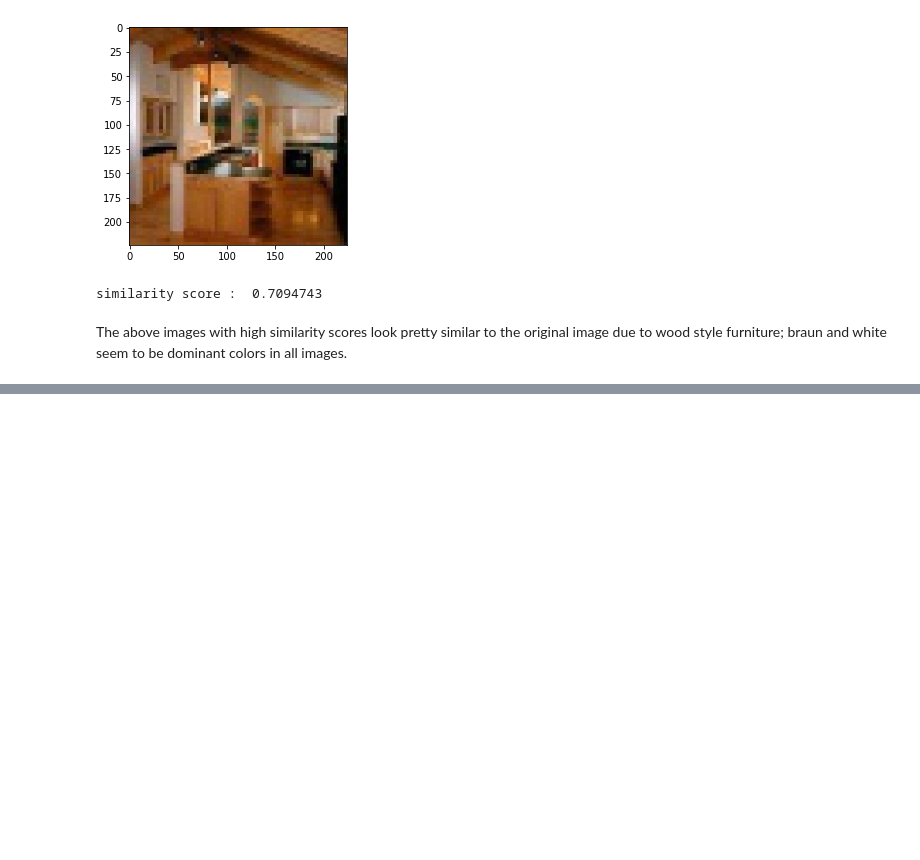
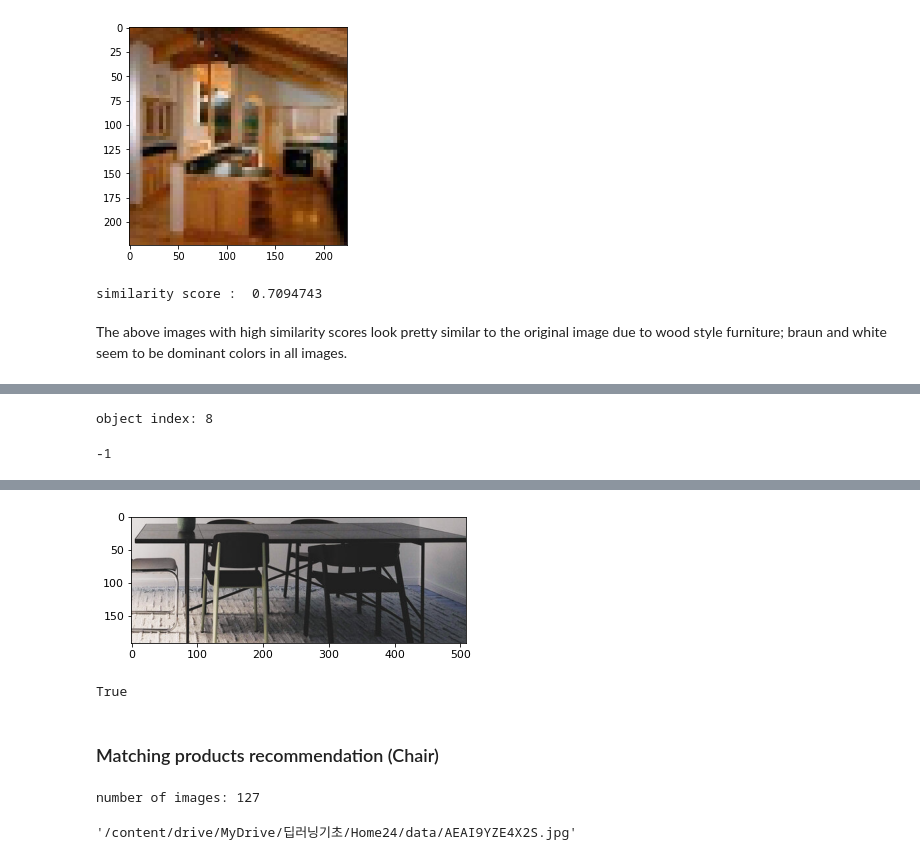
Before and after one commit to risa1796/HOME24, a Jupyter notebook: Interior_Design_Trends_and_Recommendation.ipynb, the cells around one changed output, grey strips where cells are left out. Cells and saved outputs as stored; diff of their text form; code cells hidden in the pictures; blank space fills up the shorter version.

Commit message:
Colaboratory를 통해 생성됨

```diff
--- a/Interior_Design_Trends_and_Recommendation.ipynb
+++ b/Interior_Design_Trends_and_Recommendation.ipynb
@@ -737,0 +764,13 @@ The above images with high similarity scores look pretty similar to the original
+# %%
+import torch
+
+# Model
+model = torch.hub.load('ultralytics/yolov5', 'yolov5s')
+
+# Image
+img = '/content/drive/MyDrive/딥러닝기초/Home24/yolov5/data/images/room.jpg'
+
+# Inference
+results = model(img)
+
+results.pandas().xyxy[0]
@@ -737,0 +797,3 @@ The above images with high similarity scores look pretty similar to the original
+# %%
+df = results.pandas().xyxy[0]
+df
@@ -737,0 +814,25 @@ The above images with high similarity scores look pretty similar to the original
+# %%
+import cv2
+#from google.colab.patches import cv2_imshow
+
+# Visualizing the data
+color = (0, 0, 255) # RED
+
+obj_idx = input('object index: ')
+
+xmin, ymin, xmax, ymax = df.iloc[int(obj_idx),:4]
+image_path = '/content/drive/MyDrive/딥러닝기초/Home24/yolov5/data/images/room.jpg'
+image = cv2.imread(image_path)
+pt1 = (int(xmin), int(ymin))
+pt2 = (int(xmax), int(ymax))
+
+crop_img = image[int(ymin):int(ymax),int(xmin):int(xmax)]
+crop_img
+plt.imshow(crop_img)
+
+#cv2.rectangle(image, pt1, pt2, color)
+#cv2_imshow(image)
+cv2.waitKey()
+# %% [output]
+object index: 8
+-1
@@ -737,0 +840,7 @@ The above images with high similarity scores look pretty similar to the original
+[figure, added]
+# %%
+cv2.imwrite('/content/drive/MyDrive/딥러닝기초/Home24/data/target.png', crop_img)
+# %% [output]
+True
+# %% [markdown]
+### Matching products recommendation (Chair)
@@ -737,0 +849,10 @@ The above images with high similarity scores look pretty similar to the original
+# %%
+files = [data_dir + x for x in os.listdir(data_dir+ '/') ]
+
+print("number of images:",len(files))
+# %% [output]
+number of images: 127
+# %%
+files[0]
+# %% [output]
+'/content/drive/MyDrive/딥러닝기초/Home24/data/AEAI9YZE4X2S.jpg'
```
Also changed, not shown: parts of 27 cells of this notebook.
